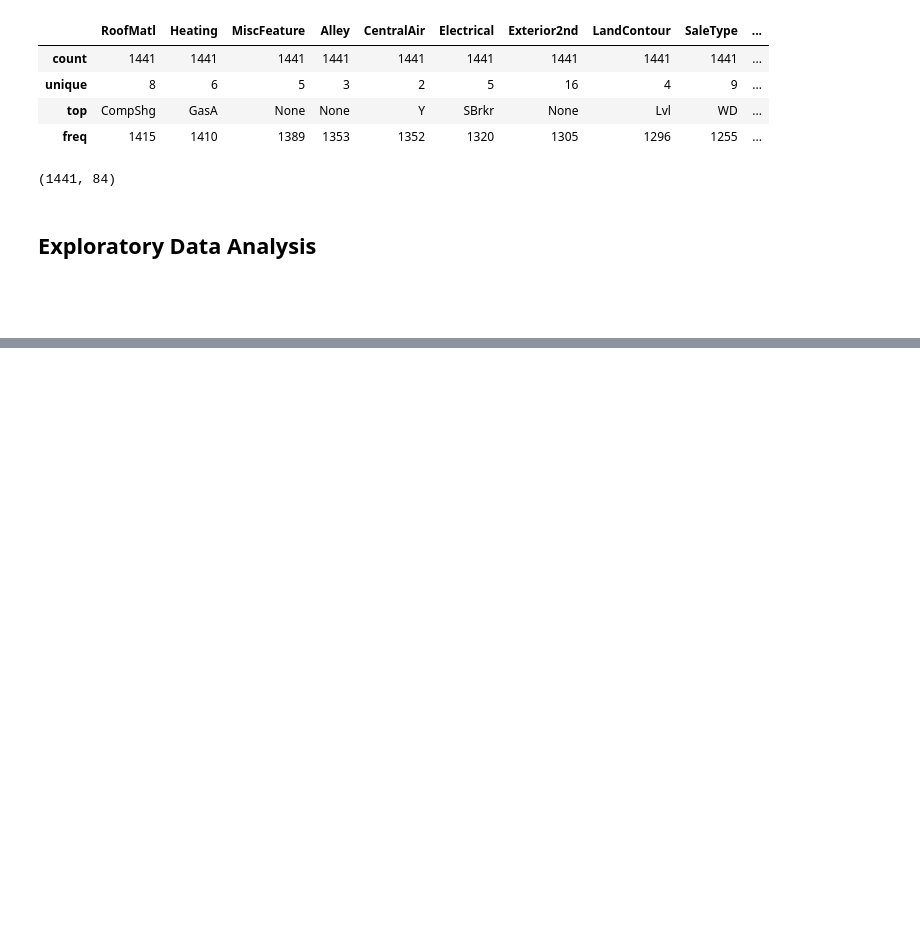
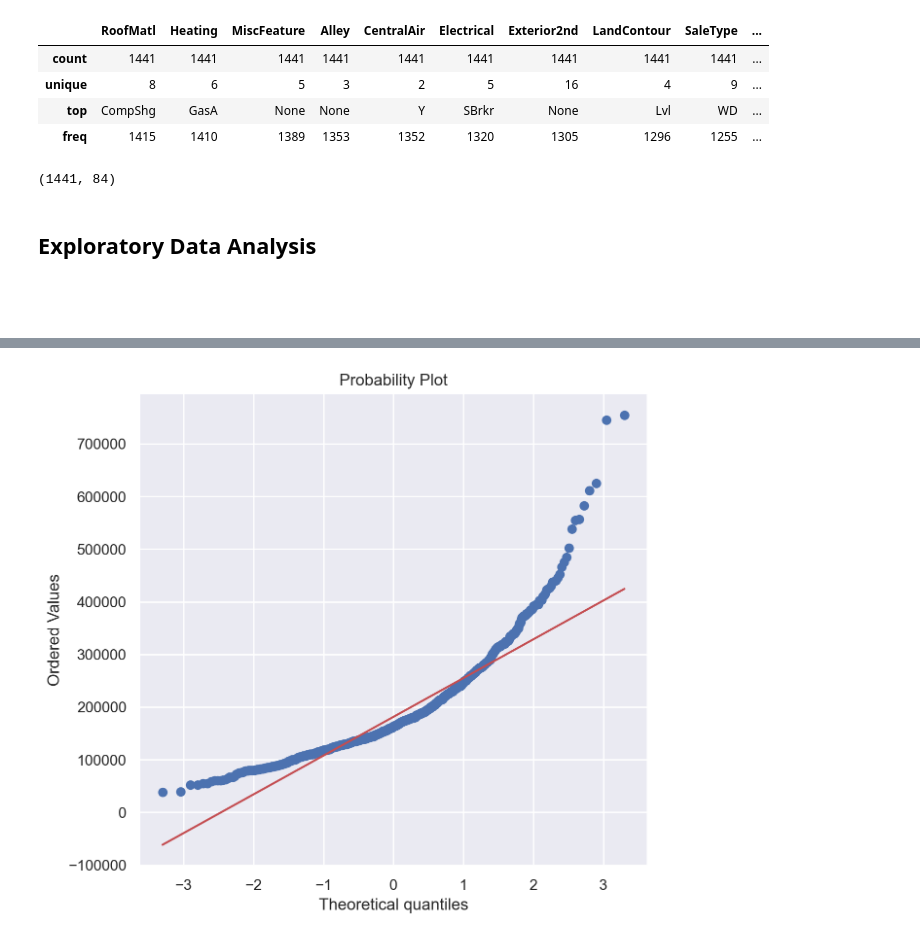
Before and after one commit to fedfioravanti/Regression-and-Classification-to-Predict-House-Prices, a Jupyter notebook: GA_Ames_House_Prices.ipynb, the cells around one changed output, grey strips where cells are left out. Cells and saved outputs as stored; diff of their text form; code cells hidden in the pictures; blank space fills up the shorter version.

```diff
--- a/GA_Ames_House_Prices.ipynb
+++ b/GA_Ames_House_Prices.ipynb
@@ -932,0 +945,6 @@ df = pd.read_csv('datasets/house.csv')
+# %%
+# display the sale price probability plot
+fig, ax = plt.subplots(figsize=(6, 6))
+res = stats.probplot(df['SalePrice'], plot=ax)
+# %% [output]
+[figure, added]
```
Also changed, not shown: parts of 27 cells of this notebook.
